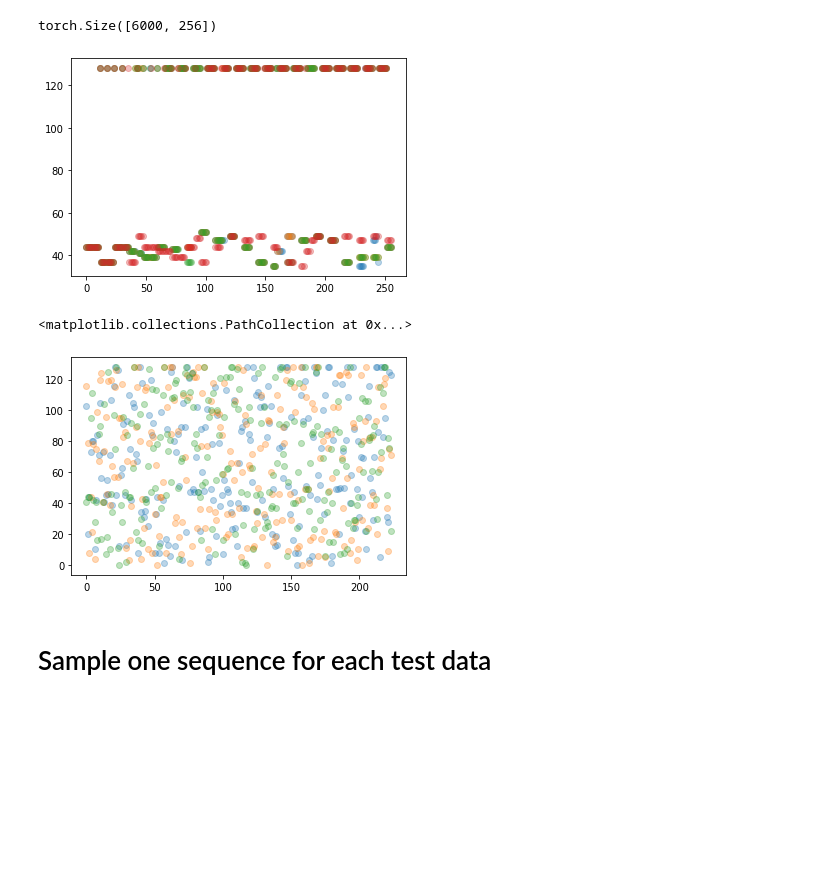
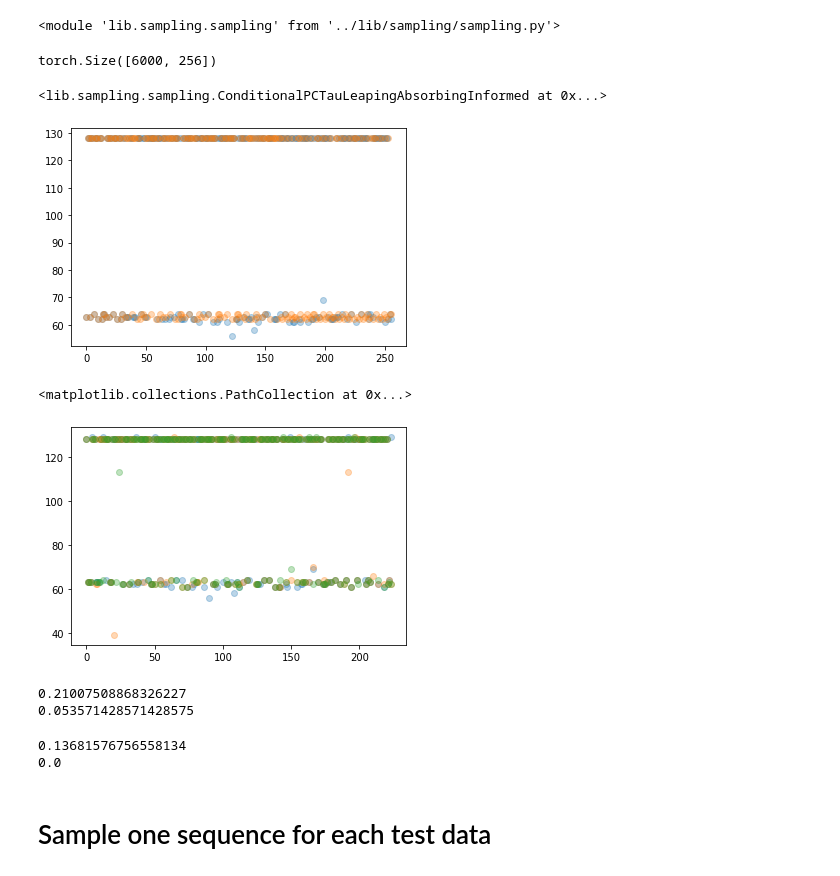
Before and after one commit to matthew9671/tauLDR, a Jupyter notebook: notebooks/piano.ipynb, the cells around one changed output. Saved outputs shown, nothing was run; the diff lists cells and outputs as text; code cells hidden in the pictures; blank space fills up the shorter version.

Commit message:
Started evaluating hollow transformers on pianoroll

```diff
--- a/notebooks/piano.ipynb
+++ b/notebooks/piano.ipynb
@@ -1,18 +8,19 @@
+# %%
+from importlib import reload
+
+reload(piano)
+reload(sampling_utils)
+reload(sampling)
+# %% [output]
+<module 'lib.sampling.sampling' from '../lib/sampling/sampling.py'>
 # %%
-import sys
-sys.path.insert(0, '../')
-
-# sys.path.remove("/home/users/yixiuz/.local/lib/python3.9/site-packages")
-sys.path.append("/home/groups/swl1/yixiuz/torch_fid/lib/python3.9/site-packages")
-sys.path.append("/home/groups/swl1/yixiuz/torch_fid/bin")
-
 import matplotlib
 import torch
 import torch.nn as nn
 import torch.nn.functional as F
 import ml_collections
 
-from config.eval.piano import get_config as get_eval_config
+import config.eval.piano_hollow as piano
 import lib.utils.bookkeeping as bookkeeping
 from pathlib import Path
 import numpy as np
@@ -28,7 +36,7 @@ import lib.sampling.sampling_utils as sampling_utils
 
 %matplotlib inline
 
-eval_cfg = get_eval_config()
+eval_cfg = piano.get_config()
 train_cfg = bookkeeping.load_ml_collections(Path(eval_cfg.train_config_path))
 
 for item in eval_cfg.train_config_overrides:
@@ -53,6 +61,8 @@ data = dataset.data
 test_dataset = np.load(eval_cfg.sampler.test_dataset)
 condition_dim = eval_cfg.sampler.condition_dim
 descramble_key = np.loadtxt(eval_cfg.pianoroll_dataset_path + '/descramble_key.txt')
+# The mask stays the same
+descramble_key = np.concatenate([descramble_key, np.array([descramble_key.shape[0]])], axis=0)
 
 def descramble(samples):
     return descramble_key[samples.flatten()].reshape(*samples.shape)
@@ -65,29 +75,40 @@ torch.Size([6000, 256])
 # %%
 # -------------- Sample the model ------------------
 num_samples = 5
-test_data_idx = 1
+test_data_idx = 2
 conditioner = torch.from_numpy(test_dataset[test_data_idx, 0:condition_dim]).to(device).view(1, condition_dim)
 conditioner = conditioner.repeat(num_samples, 1)
+
+# play around with the sampler by overriding some configs
+eval_cfg.sampler.balancing_function = "birthdeath"
+eval_cfg.sampler.corrector_step_size_multiplier = 1.
+
 sampler = sampling_utils.get_sampler(eval_cfg)
-samples, x_hist, x0_hist = sampler.sample(model, num_samples, 100, conditioner)
+# sampler = ConditionalTauLeaping(eval_cfg)
+samples, hist = sampler.sample(model, num_samples, 100, conditioner)
+x_hist, x0_hist = hist["x"], hist["x0"]
 samples, x_hist, x0_hist = descramble(samples), descramble(x_hist), descramble(x0_hist)
+# %%
+sampler
+# %% [output]
+<lib.sampling.sampling.ConditionalPCTauLeapingAbsorbingInformed at 0x...>
 # %%
 idx = 0
 plt.scatter(np.arange(256), samples[0, :], alpha=0.3)
-plt.scatter(np.arange(256), samples[1, :], alpha=0.3)
-plt.scatter(np.arange(256), samples[2, :], alpha=0.3)
+# plt.scatter(np.arange(256), samples[1, :], alpha=0.3)
+# plt.scatter(np.arange(256), samples[2, :], alpha=0.3)
 plt.scatter(np.arange(256), descrambled_test_dataset[test_data_idx, :], alpha=0.3)
 plt.show()
 # %% [output]
-[figure, old version]
+[figure, new version]
 # %%
-t = 50
+t = 99
 plt.scatter(np.arange(224), x_hist[t, 0], alpha=0.3)
 plt.scatter(np.arange(224), x_hist[t, 1], alpha=0.3)
 plt.scatter(np.arange(224), x_hist[t, 2], alpha=0.3)
 # %% [output]
 <matplotlib.collections.PathCollection at 0x...>
-[figure, old version]
+[figure, new version]
 # %%
 def get_dist(seq):
     S = 129
@@ -114,8 +135,19 @@ def outliers(ref, sample):
     sample_dist = get_dist(sample)
     return np.sum((1 - ref_mask) * sample_dist)
 
-# hellinger(samples[3, condition_dim:], descrambled_test_dataset[test_data_idx, condition_dim:])
-# outliers(samples[3, condition_dim:], descrambled_test_dataset[test_data_idx, condition_dim:])
+# Is hellinger distance really a good metric??
+# WTH is going on in here...???
+print(hellinger(samples[4, condition_dim:], descrambled_test_dataset[test_data_idx, condition_dim:]))
+print(outliers(descrambled_test_dataset[test_data_idx, condition_dim:], samples[4,condition_dim:]))
+# %% [output]
+0.21007508868326227
+0.053571428571428575
+# %%
+print(hellinger(samples[4, condition_dim:], descrambled_test_dataset[test_data_idx, condition_dim:]))
+print(outliers(samples[4, condition_dim:], descrambled_test_dataset[test_data_idx, condition_dim:]))
+# %% [output]
+0.13681576756558134
+0.0
 # %% [markdown]
 # Sample one sequence for each test data
 # %%
```
Also changed, not shown: parts of 3 cells of this notebook, 3 other files.
